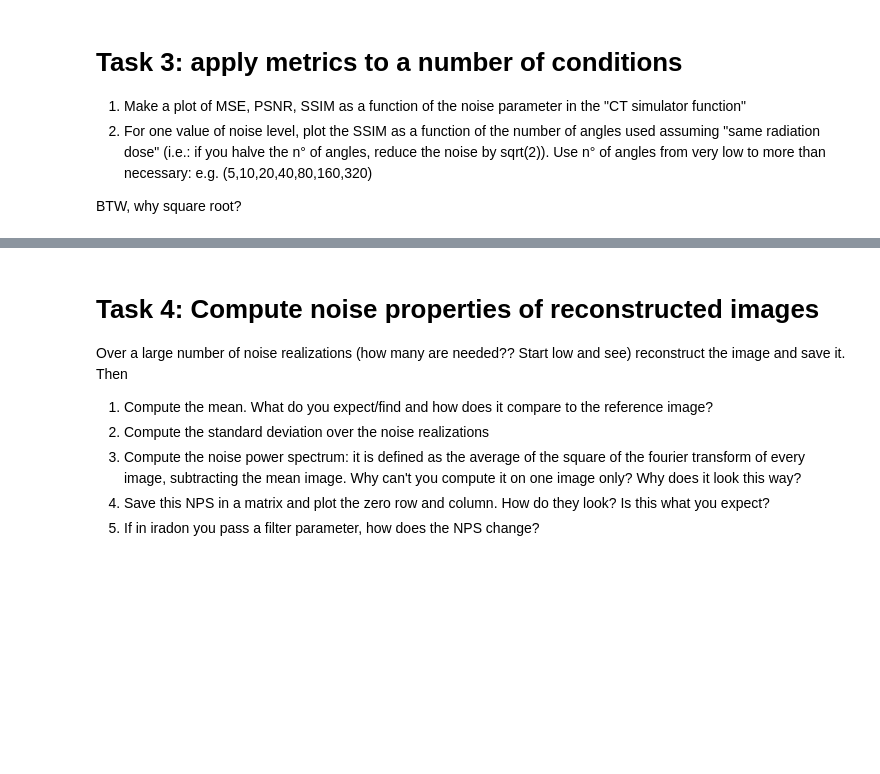
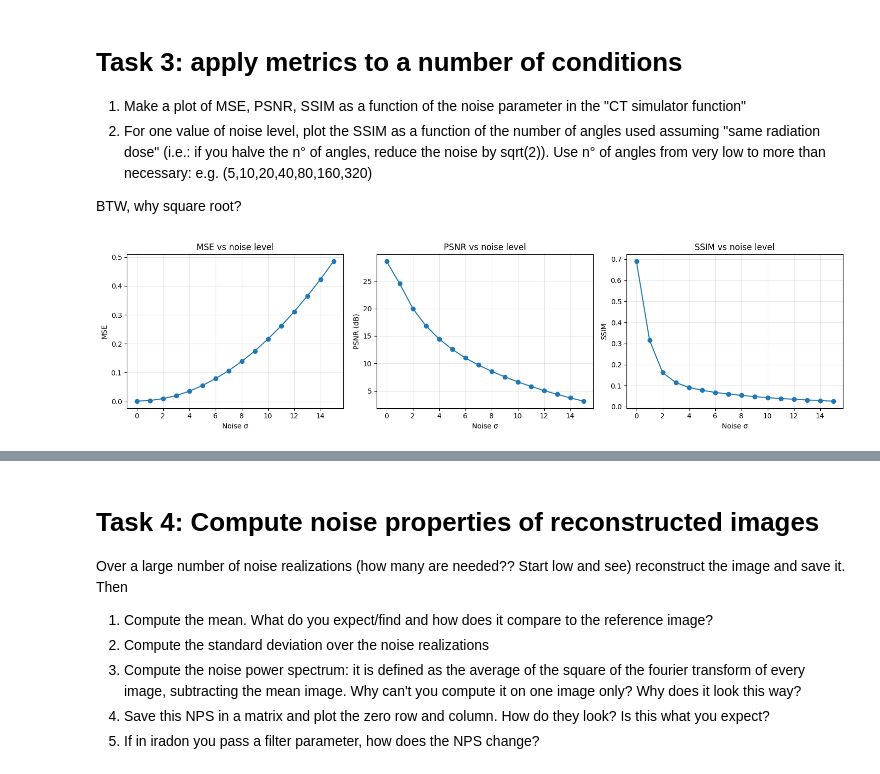
Before and after one commit to theoradicella/medical-imaging, a Jupyter notebook: A3 - Noise and Tomography/A3.ipynb, the cells around one changed output, grey strips where cells are left out. Drawn from its saved outputs; the diff is of its cells as text; code cells hidden in the pictures; blank space fills up the shorter version.

```diff
--- a/A3 - Noise and Tomography/A3.ipynb
+++ b/A3 - Noise and Tomography/A3.ipynb
@@ -128,0 +139,2 @@ Text(0.5, 1.0, 'Reconstructed Image with Noise')
+# %%
+data_range = np.max(img) - np.min(img)
@@ -137,3 +190,44 @@ If not recompute the SSIM taking this into account
 2. For one value of noise level, plot the SSIM as a function of the number of angles used assuming "same radiation dose" (i.e.: if you halve the n° of angles, reduce the noise by sqrt(2)). Use n° of angles from very low to more than necessary: e.g. (5,10,20,40,80,160,320)
 
 BTW, why square root?
+# %%
+noise_levels = np.arange(0, 16, 1)   # σ = 0, 1, 2, ..., 15
+n_realizations = 5                   # average over several noise draws per σ
+
+mse_values, psnr_values, ssim_values = [], [], []
+
+for sigma in noise_levels:
+    mse_runs, psnr_runs, ssim_runs = [], [], []
+    for _ in range(n_realizations):
+        sinogram = ct_simulator.radon_transform(std_noise=sigma)
+        recon    = ct_simulator.radon_inverse_transform(sinogram)
+
+        mse_runs.append(np.mean((img - recon) ** 2))
+        psnr_runs.append(skimage.metrics.peak_signal_noise_ratio(
+            img, recon, data_range=data_range))
+        ssim_runs.append(skimage.metrics.structural_similarity(
+            img, recon, data_range=data_range))
+
+    mse_values.append(np.mean(mse_runs))
+    psnr_values.append(np.mean(psnr_runs))
+    ssim_values.append(np.mean(ssim_runs))
+
+# Plot
+fig, axes = plt.subplots(1, 3, figsize=(15, 4))
+
+axes[0].plot(noise_levels, mse_values, "o-")
+axes[0].set(xlabel="Noise σ", ylabel="MSE", title="MSE vs noise level")
+
+axes[1].plot(noise_levels, psnr_values, "o-")
+axes[1].set(xlabel="Noise σ", ylabel="PSNR (dB)", title="PSNR vs noise level")
+
+axes[2].plot(noise_levels, ssim_values, "o-")
+axes[2].set(xlabel="Noise σ", ylabel="SSIM", title="SSIM vs noise level")
+
+for ax in axes:
+    ax.grid(alpha=0.3)
+
+plt.tight_layout()
+plt.show()
+# %% [output]
+[figure, added]
```
Also changed, not shown: parts of 9 cells of this notebook, 2 other files.
